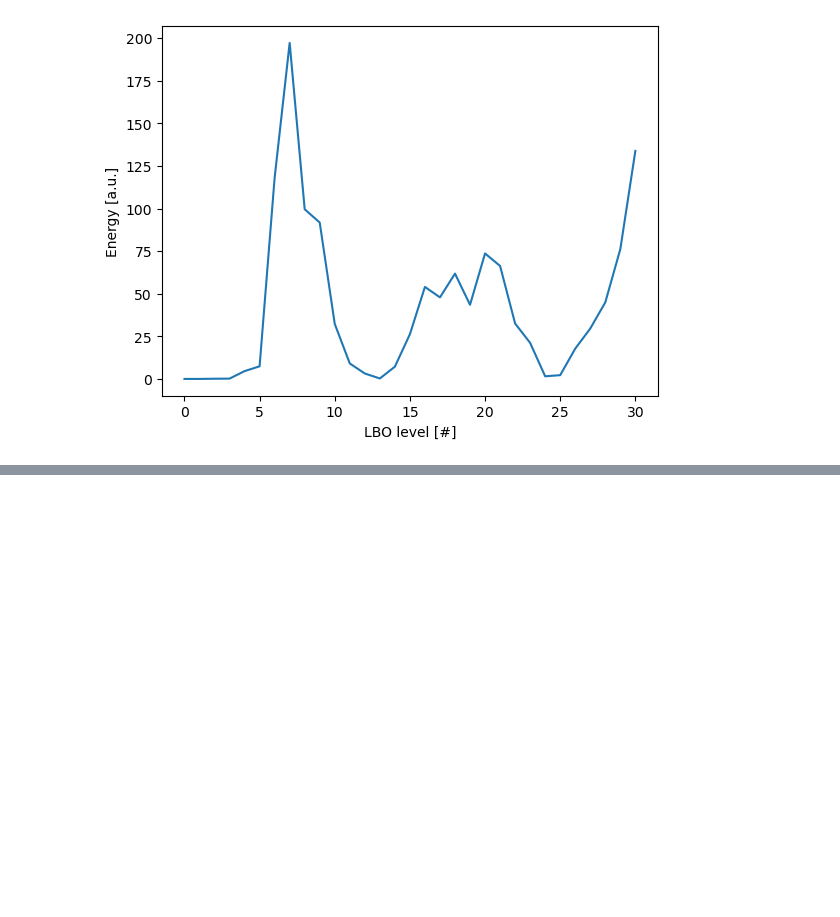
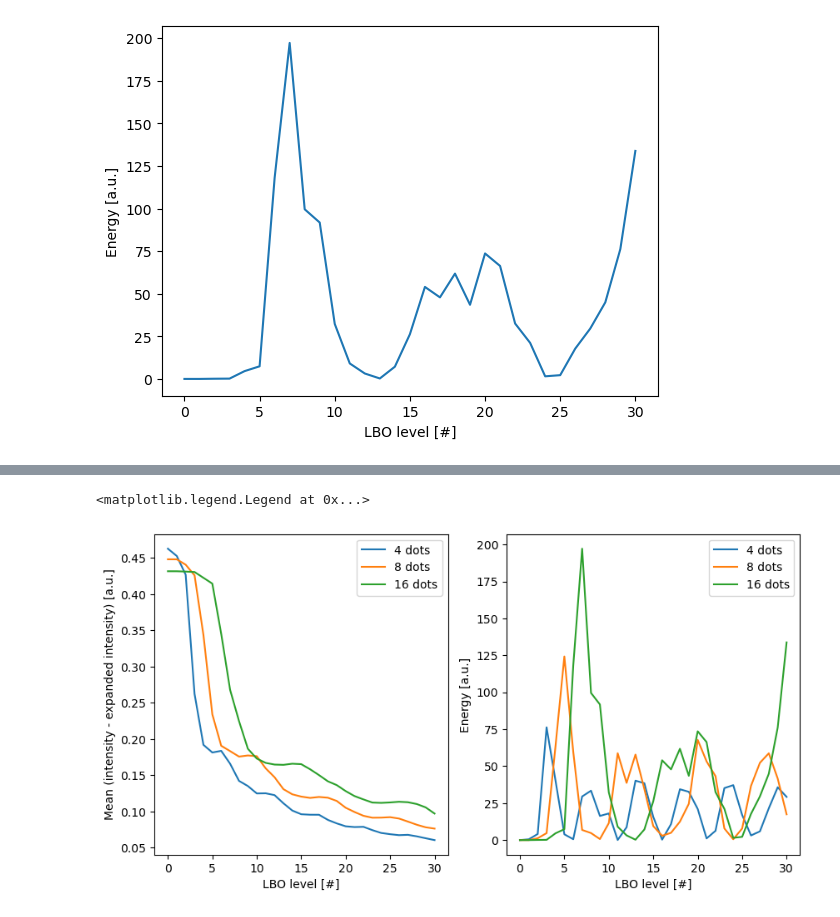
Before and after one commit to jo-mueller/napari-shape-odyssey, a Jupyter notebook: docs/notebooks/spectral_analysis/spectral_intensity_decomposition.ipynb, the cells around one changed output, grey strips where cells are left out. Saved outputs shown, nothing was run; the diff lists cells and outputs as text; code cells hidden in the pictures; blank space fills up the shorter version.

```diff
--- a/docs/notebooks/spectral_analysis/spectral_intensity_decomposition.ipynb
+++ b/docs/notebooks/spectral_analysis/spectral_intensity_decomposition.ipynb
@@ -74,0 +79,16 @@ Text(0.5, 0, 'LBO level [#]')
+# %%
+n_dots = [4, 8, 16]
+
+surfaces = [
+    nso.generate_polka_dot_surface(n_subdivisions=5, n_dots=n, coverage=0.3) for n in n_dots
+]
+
+characteristics = []
+screenshots = []
+for idx, n_dot in enumerate(n_dots):
+    Expander.fit(surfaces[idx])
+    characteristics.append(Expander.characterize_contributions_per_level(normalize_eigenvalues=False))
+
+    viewer.layers.clear()
+    viewer.add_surface((surfaces[idx][0], surfaces[idx][1], Expander.expand()))
+    screenshots.append(viewer.screenshot(canvas_only=True))
@@ -74,0 +99,17 @@ Text(0.5, 0, 'LBO level [#]')
+# %%
+fig, axes = plt.subplots(ncols=2, figsize=(10, 5))
+
+for idx, n_dot in enumerate(n_dots):
+    axes[0].plot(characteristics[idx]['level'], characteristics[idx]['difference_mean'], label=f'{n_dot} dots')
+    axes[1].plot(characteristics[idx]['level'], characteristics[idx]['energy'], label=f'{n_dot} dots')
+
+axes[0].set_ylabel('Mean (intensity - expanded intensity) [a.u.]')
+axes[0].set_xlabel('LBO level [#]')
+axes[0].legend()
+
+axes[1].set_ylabel('Energy [a.u.]')
+axes[1].set_xlabel('LBO level [#]')
+axes[1].legend()
+# %% [output]
+<matplotlib.legend.Legend at 0x...>
+[figure, added]
```
Also changed, not shown: parts of 3 cells of this notebook.
